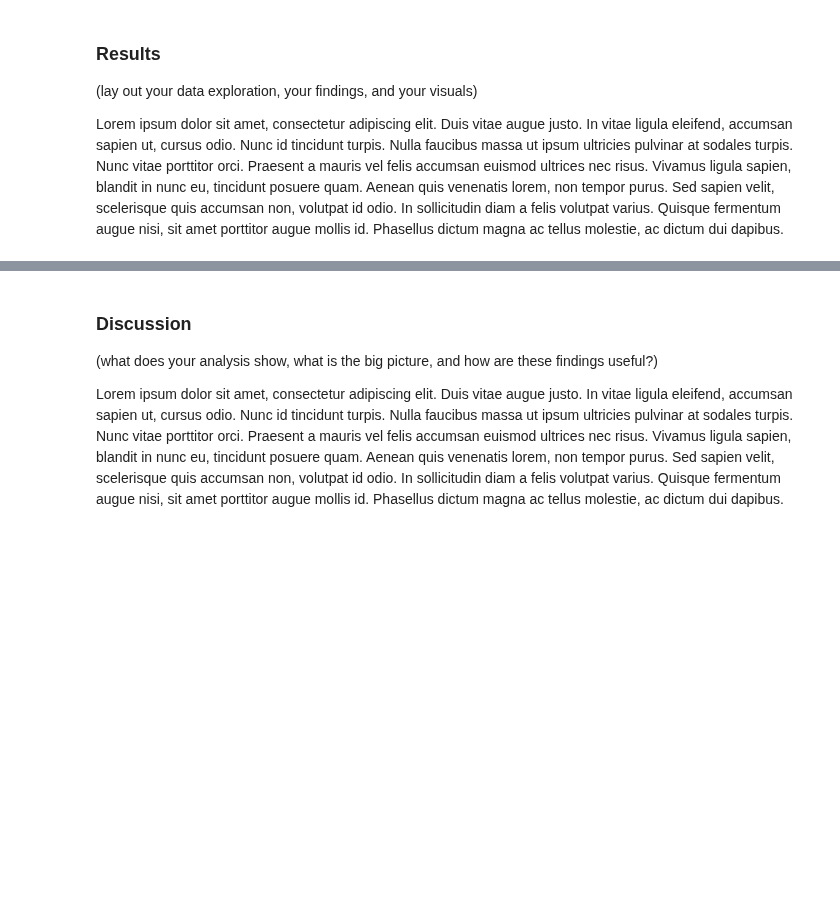
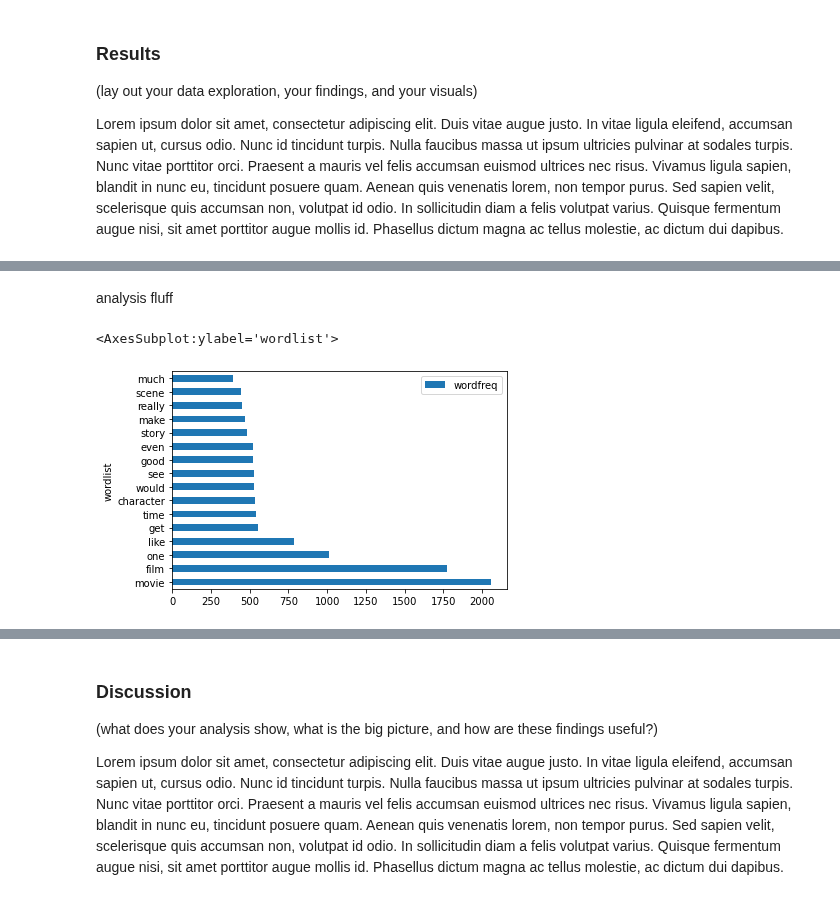
Before and after one commit to Crystalhuynh39/DH-140-Project, a Jupyter notebook: FinalProject.ipynb, the cells around one changed output, grey strips where cells are left out. Cells and saved outputs as stored; diff of their text form; code cells hidden in the pictures; blank space fills up the shorter version.

```diff
--- a/FinalProject.ipynb
+++ b/FinalProject.ipynb
@@ -47,0 +306,10 @@ Lorem ipsum dolor sit amet, consectetur adipiscing elit. Duis vitae augue justo.
+# %% [markdown]
+analysis fluff
+# %%
+# Barchart of the 17 most frequent words
+bar_df = df.loc[0:20, ["wordlist", "wordfreq"]]
+bar_df.plot.barh(x="wordlist", y="wordfreq")
+#ax = bar_df.plot.bar(x='wordlist', y='wordfreq', rot=0)
+# %% [output]
+<AxesSubplot:ylabel='wordlist'>
+[figure, added]
```
Also changed, not shown: parts of 59 cells of this notebook.
